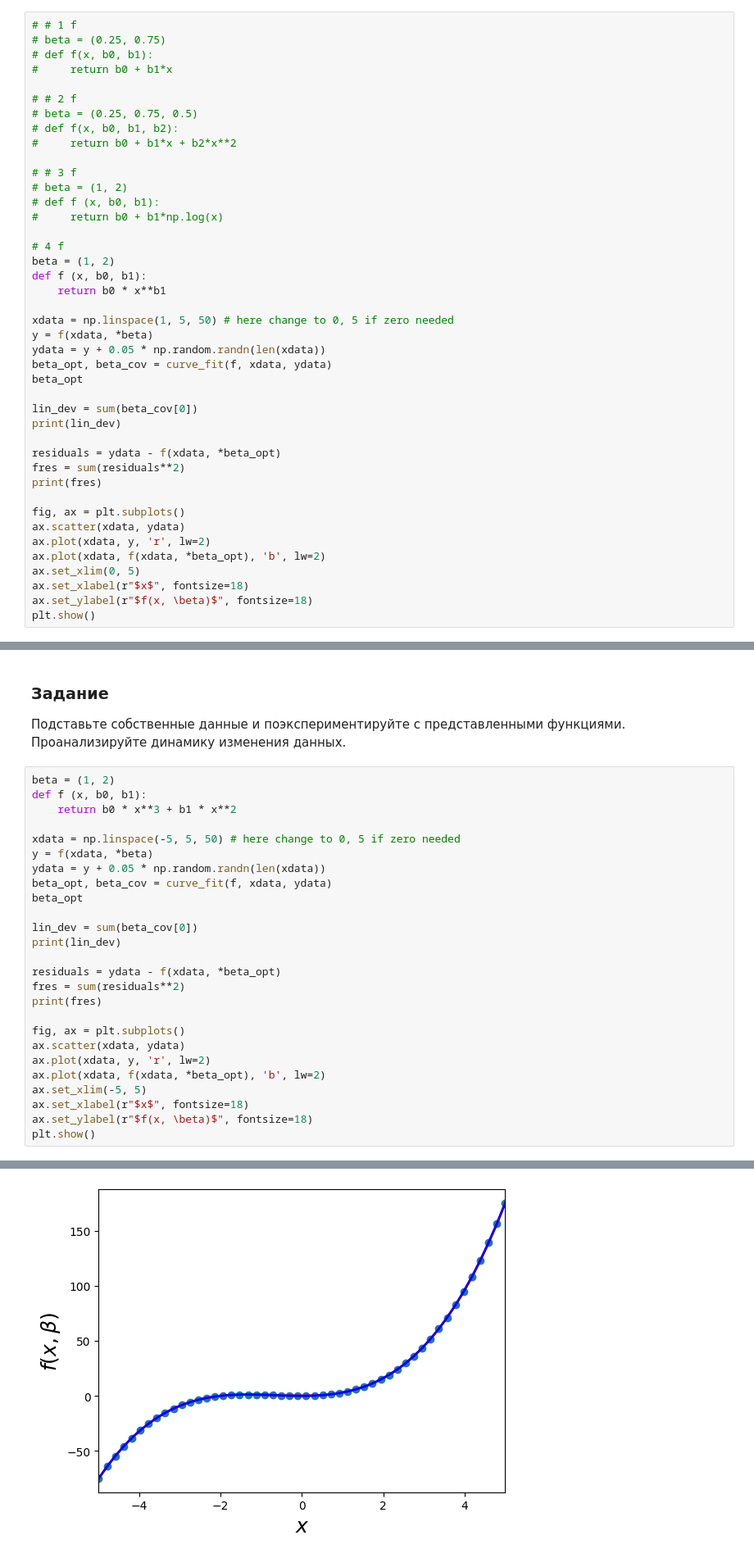
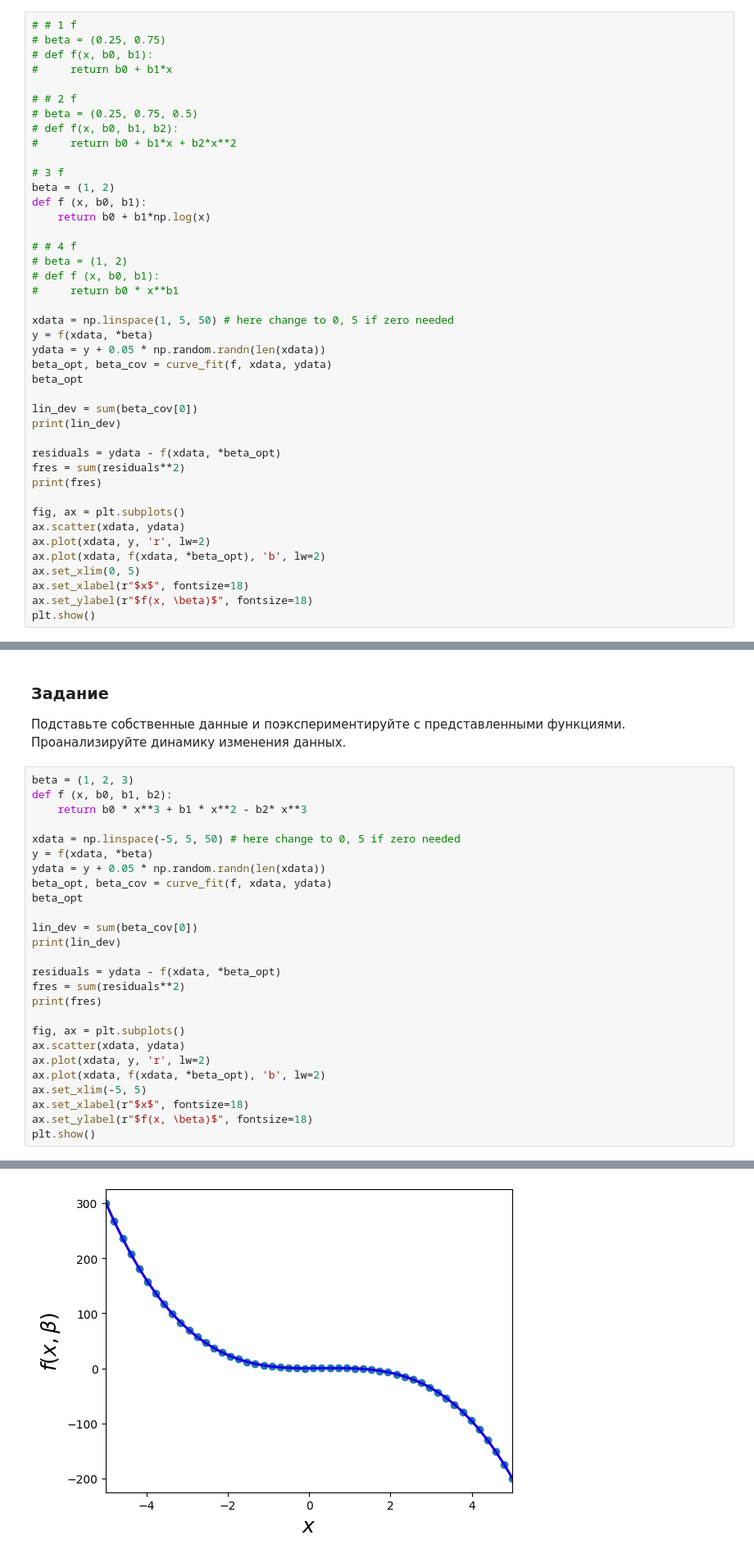
Before and after one commit to sergkhr/VUZai, a Jupyter notebook: Pracs/Khrechko_IKBO-03-21_Fourth_practice.ipynb, the cells around one changed output, grey strips where cells are left out. Shown: that part at 82% size. Cells and saved outputs as stored; diff of their text form.

```diff
--- a/Pracs/Khrechko_IKBO-03-21_Fourth_practice.ipynb
+++ b/Pracs/Khrechko_IKBO-03-21_Fourth_practice.ipynb
@@ -244,15 +244,15 @@ plt.show()
 # def f(x, b0, b1, b2):
 #     return b0 + b1*x + b2*x**2
 
-# # 3 f
+# 3 f
+beta = (1, 2)
+def f (x, b0, b1):
+    return b0 + b1*np.log(x)
+
+# # 4 f
 # beta = (1, 2)
 # def f (x, b0, b1):
-#     return b0 + b1*np.log(x)
-
-# 4 f
-beta = (1, 2)
-def f (x, b0, b1):
-    return b0 * x**b1
+#     return b0 * x**b1
 
 xdata = np.linspace(1, 5, 50) # here change to 0, 5 if zero needed
 y = f(xdata, *beta)
@@ -284,9 +284,9 @@ plt.show()
 Подставьте собственные данные и поэкспериментируйте с представленными
 функциями. Проанализируйте динамику изменения данных.
 # %%
-beta = (1, 2)
-def f (x, b0, b1):
-    return b0 * x**3 + b1 * x**2
+beta = (1, 2, 3)
+def f (x, b0, b1, b2):
+    return b0 * x**3 + b1 * x**2 - b2* x**3
 
 xdata = np.linspace(-5, 5, 50) # here change to 0, 5 if zero needed
 y = f(xdata, *beta)
@@ -315,4 +315,4 @@ plt.show()
-[figure, old version]
+[figure, new version]
 # %% [markdown]
 ## 1.2. Теоретический материал - Задачи регрессии
 Линейная регрессия - это широко используемый метод статистического
```
Also changed, not shown: parts of 12 cells of this notebook, 5 other files.
